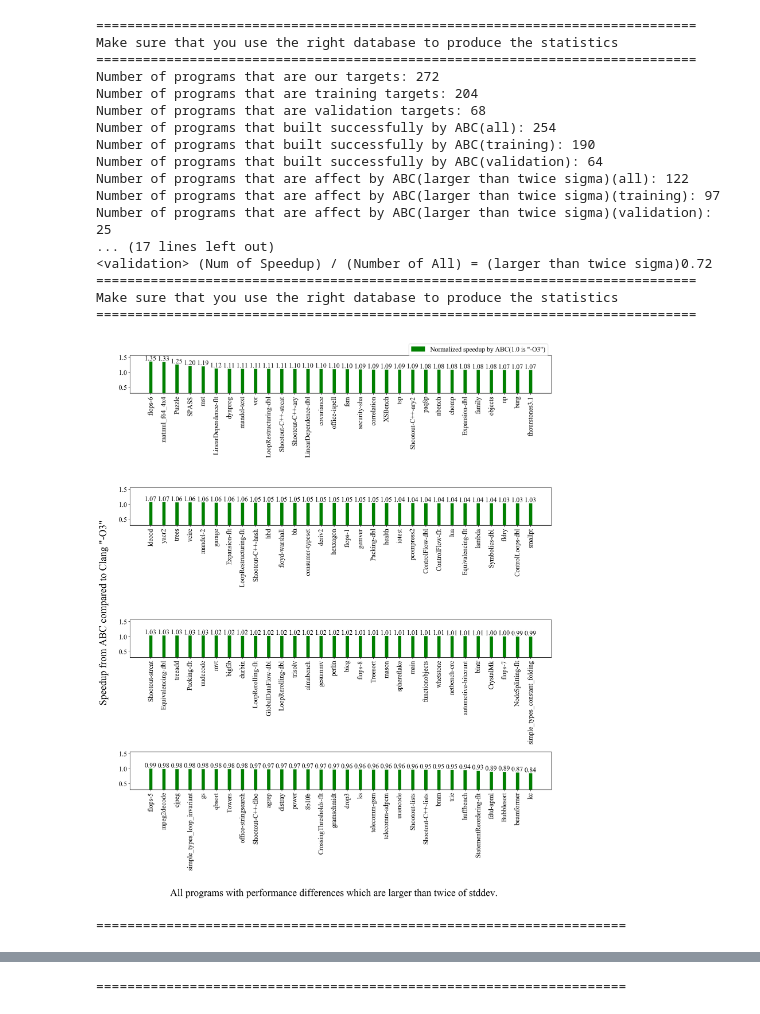
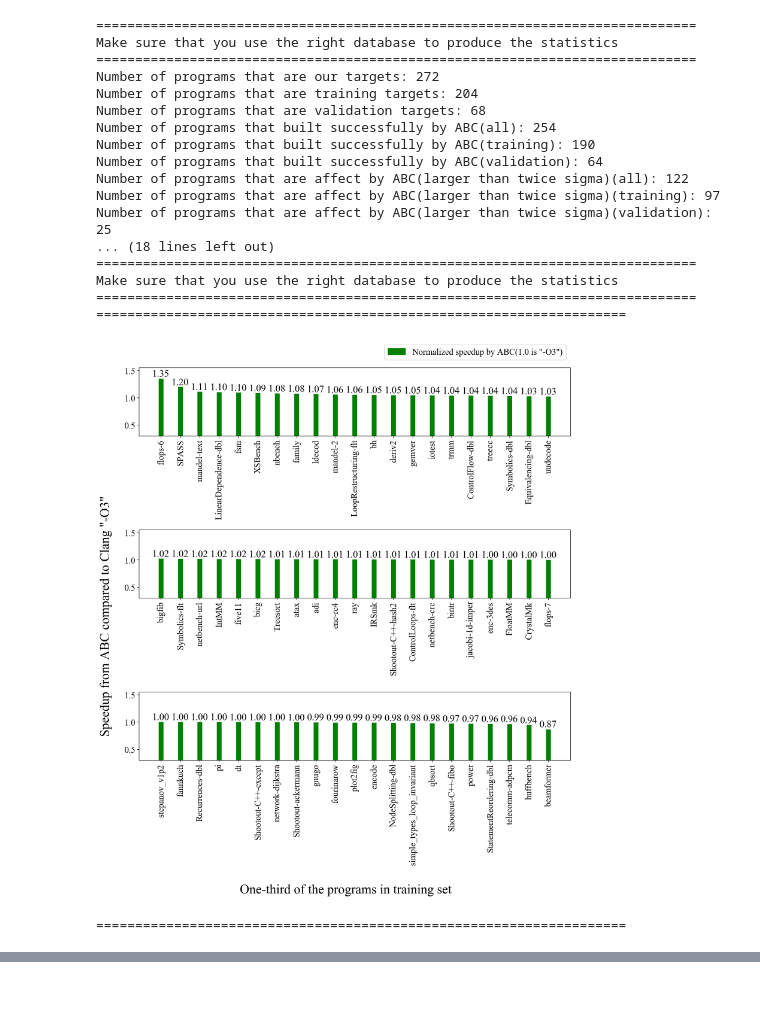
Before and after one commit to JaredCJR/ThesisTools, a Jupyter notebook: PassInstrument/inference/SpeedupEvaluation/LoadAndDraw.ipynb, the cells around one changed output, grey strips where cells are left out. Drawn from its saved outputs; the diff is of its cells as text; code cells hidden in the pictures.

Commit message:
Modify the shown programs for evaluation

```diff
--- a/PassInstrument/inference/SpeedupEvaluation/LoadAndDraw.ipynb
+++ b/PassInstrument/inference/SpeedupEvaluation/LoadAndDraw.ipynb
@@ -59,14 +59,14 @@ def DrawBarChart(Inputs, Title, SaveName="Saved.png", SubGraphNum=3,  Ymax=None,
     '''
     plt.rc('font', size=16)
     params = {'legend.fontsize': 16,
-          'figure.figsize': (15, 4.4*SubGraphNum),
+          'figure.figsize': (12, 4.4*SubGraphNum),
          'axes.labelsize': 16,
          'axes.titlesize':16,
          'xtick.labelsize':16,
          'ytick.labelsize':16,
          'font.family':"Times New Roman"}
     pylab.rcParams.update(params)
-    fig = plt.figure(dpi=160)
+    fig = plt.figure(dpi=180)
     width = 0.25 # the width of the bars
 
     # Split into N bar chart
@@ -95,7 +95,7 @@ def DrawBarChart(Inputs, Title, SaveName="Saved.png", SubGraphNum=3,  Ymax=None,
             plt.ylim(ymin=Ymin, ymax=Ymax)
 
         y_label_loc = "up"
-        GraphGenerator_AutoLabel(rects, ax, y_label_loc, fontsize=16)
+        GraphGenerator_AutoLabel(rects, ax, y_label_loc, fontsize=18)
 
         XLength = len(x)
         '''
@@ -232,8 +232,14 @@ if __name__ == '__main__':
             ValidationSpeedupList_sigma.append(info['speedup'])
             if info['speedup'] > 1:
                 ValidationSpeedupCount_sigma += 1
+    TrainingGraphData = []
+    ValidationGraphData = []
     TrainingGraphData_sigma = []
     ValidationGraphData_sigma = []
+    for target, info in AllTrainingInfo.items():
+        TrainingGraphData.append([target, info['speedup']] )
+    for target, info in AllValidationInfo.items():
+        ValidationGraphData.append([target, info['speedup']] )
     for target, info in TrainingInfoLargerTwice.items():
         TrainingGraphData_sigma.append([target, info['speedup']] )
     for target, info in ValidationInfoLargerTwice.items():
@@ -279,44 +285,74 @@ if __name__ == '__main__':
     print('=============================================================================')
 
     GraphData = []
     for target, info in SelectedSpeedupDict.items():
         GraphData.append([target, info['speedup']] )
     '''
     Sort the data in descending order for plotting graph.
     '''
     GraphData.sort(key=itemgetter(1), reverse=True)
     TrainingGraphData_sigma.sort(key=itemgetter(1), reverse=True)
     ValidationGraphData_sigma.sort(key=itemgetter(1), reverse=True)
-    DrawBarChart(Inputs=GraphData, Title="",
-                 SaveName = "Evaluation_Speedup-all-significance.png", SubGraphNum=4, Ymax = GraphData[0][1]+0.2, Ymin = 0.3,
-                 XbarLabel = "All programs with performance differences which are larger than twice of stddev.")
+    TrainingGraphData.sort(key=itemgetter(1), reverse=True)
+    ValidationGraphData.sort(key=itemgetter(1), reverse=True)
+    # only left 1/3 of the data from TrainingGraphData
+    idx = 0
+    l = len(TrainingGraphData)
+    for i in range(l):
+        if i % 3 != 0:
+            TrainingGraphData.pop(idx)
+            idx -= 1
+        idx += 1
+    # only left 1/2 of the data from TrainingGraphData
+    idx = 0
+    l = len(ValidationGraphData)
+    for i in range(l):
+        if i % 2 != 0:
+            ValidationGraphData.pop(idx)
+            idx -= 1
+        idx += 1
+
+
+
+
+#     DrawBarChart(Inputs=GraphData, Title="",
+#                  SaveName = "Evaluation_Speedup-all-significance.png", SubGraphNum=4, Ymax = GraphData[0][1]+0.2, Ymin = 0.3,
+#                  XbarLabel = "All programs with performance differences which are larger than twice of stddev.")
     print("====================================================================")
-    DrawBarChart(Inputs=TrainingGraphData_sigma, Title="",
+#     DrawBarChart(Inputs=TrainingGraphData_sigma, Title="",
+#                  SaveName = "Evaluation_Speedup-trainingSet.png", SubGraphNum=3,
+#                  Ymax = TrainingGraphData_sigma[0][1]+0.2, Ymin = 0.3,
+#                  XbarLabel = "Programs with performance differences which are larger than twice of stddev. in training set")
+    DrawBarChart(Inputs=TrainingGraphData, Title="",
                  SaveName = "Evaluation_Speedup-trainingSet.png", SubGraphNum=3,
-                 Ymax = TrainingGraphData_sigma[0][1]+0.2, Ymin = 0.3,
-                 XbarLabel = "Programs with performance differences which are larger than twice of stddev. in training set")
+                 Ymax = TrainingGraphData[0][1]+0.2, Ymin = 0.3,
+                 XbarLabel = "One-third of the programs in training set")
     print("====================================================================")
-    DrawBarChart(Inputs=ValidationGraphData_sigma, Title="",
-                 SaveName = "Evaluation_Speedup-validationSet.png", SubGraphNum=1,
-                 Ymax = ValidationGraphData_sigma[0][1]+0.2, Ymin = 0.3,
-                 XbarLabel = "Programs with performance differences which are larger than twice of stddev. in validation set")
+#     DrawBarChart(Inputs=ValidationGraphData_sigma, Title="",
+#                  SaveName = "Evaluation_Speedup-validationSet.png", SubGraphNum=1,
+#                  Ymax = ValidationGraphData_sigma[0][1]+0.2, Ymin = 0.3,
+#                  XbarLabel = "Programs with performance differences which are larger than twice of stddev. in validation set")
+    DrawBarChart(Inputs=ValidationGraphData, Title="",
+                 SaveName = "Evaluation_Speedup-validationSet.png", SubGraphNum=2,
+                 Ymax = ValidationGraphData[0][1]+0.2, Ymin = 0.3,
+                 XbarLabel = "One half of the programs in validation set")
 # %% [output]
 =============================================================================
 Make sure that you use the right database to produce the statistics
 =============================================================================
 Number of programs that are our targets: 272
 Number of programs that are training targets: 204
 Number of programs that are validation targets: 68
 Number of programs that built successfully by ABC(all): 254
 Number of programs that built successfully by ABC(training): 190
 Number of programs that built successfully by ABC(validation): 64
 Number of programs that are affect by ABC(larger than twice sigma)(all): 122
 Number of programs that are affect by ABC(larger than twice sigma)(training): 97
 Number of programs that are affect by ABC(larger than twice sigma)(validation): 25
-... (17 lines left out)
-<validation> (Num of Speedup) / (Number of All) = (larger than twice sigma)0.72
+... (18 lines left out)
 =============================================================================
 Make sure that you use the right database to produce the statistics
 =============================================================================
+====================================================================
-[figure, old version]
+[figure, new version]
 ====================================================================
@@ -324 +359,0 @@ Make sure that you use the right database to produce the statistics
-====================================================================
```
Also changed, not shown: parts of 1 cell of this notebook, 2 other files.
